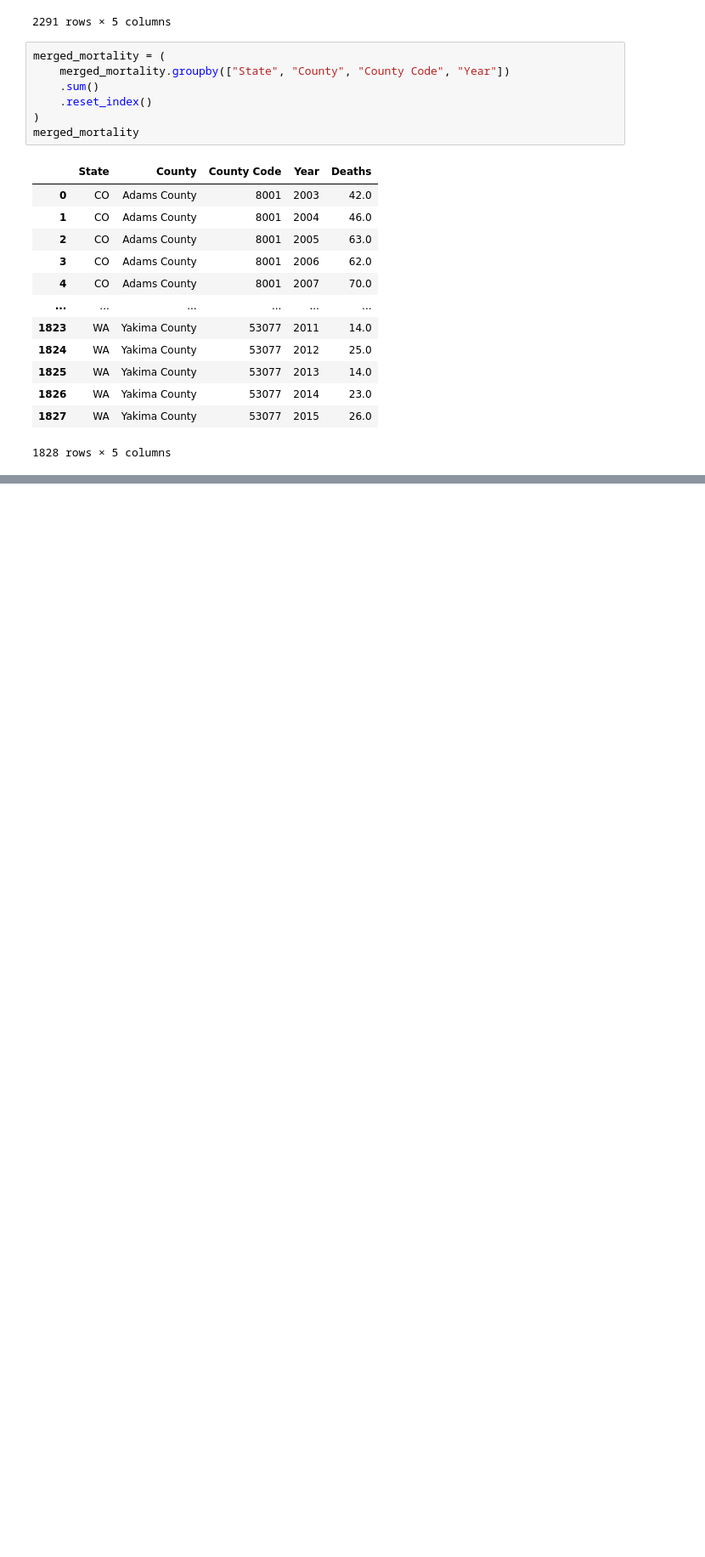
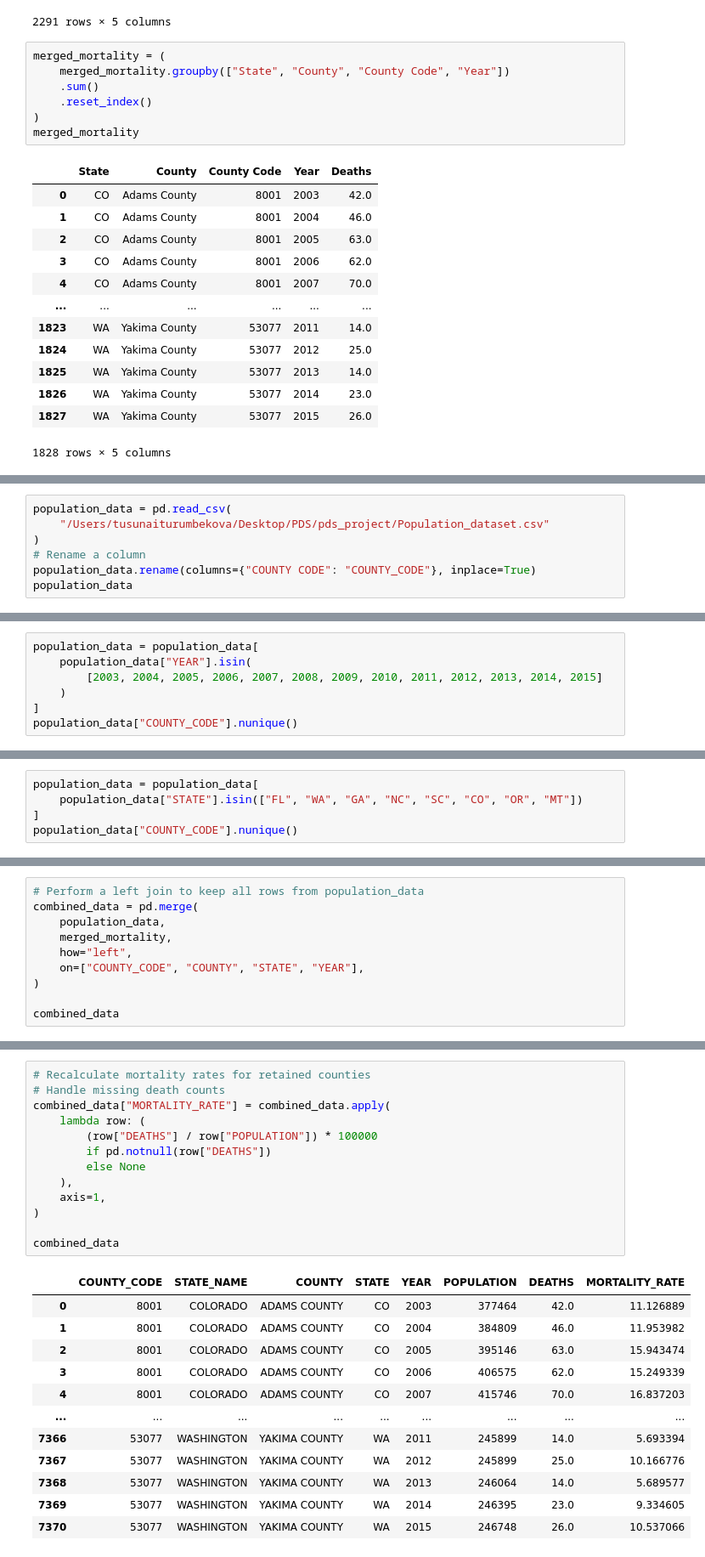
Before and after one commit to Ramil-cyber/IDS_720_Practical_Data_Science_Final_Project_Opioids, a Jupyter notebook: 02_Codes/mortality_cleaning.ipynb, the cells around one changed output, grey strips where cells are left out. Shown: that part at 85% size. Cells and saved outputs as stored; diff of their text form; blank space fills up the shorter version.

```diff
--- a/02_Codes/mortality_cleaning.ipynb
+++ b/02_Codes/mortality_cleaning.ipynb
@@ -413,0 +424,7 @@ Data saved to 'merged_mortality.csv'
+# %%
+population_data = pd.read_csv(
+    "/Users/tusunaiturumbekova/Desktop/PDS/pds_project/Population_dataset.csv"
+)
+# Rename a column
+population_data.rename(columns={"COUNTY CODE": "COUNTY_CODE"}, inplace=True)
+population_data
@@ -413,0 +445,7 @@ Data saved to 'merged_mortality.csv'
+# %%
+population_data = population_data[
+    population_data["YEAR"].isin(
+        [2003, 2004, 2005, 2006, 2007, 2008, 2009, 2010, 2011, 2012, 2013, 2014, 2015]
+    )
+]
+population_data["COUNTY_CODE"].nunique()
@@ -413,0 +454,5 @@ Data saved to 'merged_mortality.csv'
+# %%
+population_data = population_data[
+    population_data["STATE"].isin(["FL", "WA", "GA", "NC", "SC", "CO", "OR", "MT"])
+]
+population_data["COUNTY_CODE"].nunique()
@@ -413,0 +471,10 @@ Data saved to 'merged_mortality.csv'
+# %%
+# Perform a left join to keep all rows from population_data
+combined_data = pd.merge(
+    population_data,
+    merged_mortality,
+    how="left",
+    on=["COUNTY_CODE", "COUNTY", "STATE", "YEAR"],
+)
+
+combined_data
@@ -413,0 +495,26 @@ Data saved to 'merged_mortality.csv'
+# %%
+# Recalculate mortality rates for retained counties
+# Handle missing death counts
+combined_data["MORTALITY_RATE"] = combined_data.apply(
+    lambda row: (
+        (row["DEATHS"] / row["POPULATION"]) * 100000
+        if pd.notnull(row["DEATHS"])
+        else None
+    ),
+    axis=1,
+)
+
+combined_data
+# %% [output]
+|  | COUNTY_CODE | STATE_NAME | COUNTY | STATE | YEAR | POPULATION | DEATHS | MORTALITY_RATE |
+| 0 | 8001 | COLORADO | ADAMS COUNTY | CO | 2003 | 377464 | 42.0 | 11.126889 |
+| 1 | 8001 | COLORADO | ADAMS COUNTY | CO | 2004 | 384809 | 46.0 | 11.953982 |
+| 2 | 8001 | COLORADO | ADAMS COUNTY | CO | 2005 | 395146 | 63.0 | 15.943474 |
+| 3 | 8001 | COLORADO | ADAMS COUNTY | CO | 2006 | 406575 | 62.0 | 15.249339 |
+| 4 | 8001 | COLORADO | ADAMS COUNTY | CO | 2007 | 415746 | 70.0 | 16.837203 |
+| ... | ... | ... | ... | ... | ... | ... | ... | ... |
+| 7366 | 53077 | WASHINGTON | YAKIMA COUNTY | WA | 2011 | 245899 | 14.0 | 5.693394 |
+| 7367 | 53077 | WASHINGTON | YAKIMA COUNTY | WA | 2012 | 245899 | 25.0 | 10.166776 |
+| 7368 | 53077 | WASHINGTON | YAKIMA COUNTY | WA | 2013 | 246064 | 14.0 | 5.689577 |
+| 7369 | 53077 | WASHINGTON | YAKIMA COUNTY | WA | 2014 | 246395 | 23.0 | 9.334605 |
+| 7370 | 53077 | WASHINGTON | YAKIMA COUNTY | WA | 2015 | 246748 | 26.0 | 10.537066 |
```
Also changed, not shown: parts of 18 cells of this notebook.
